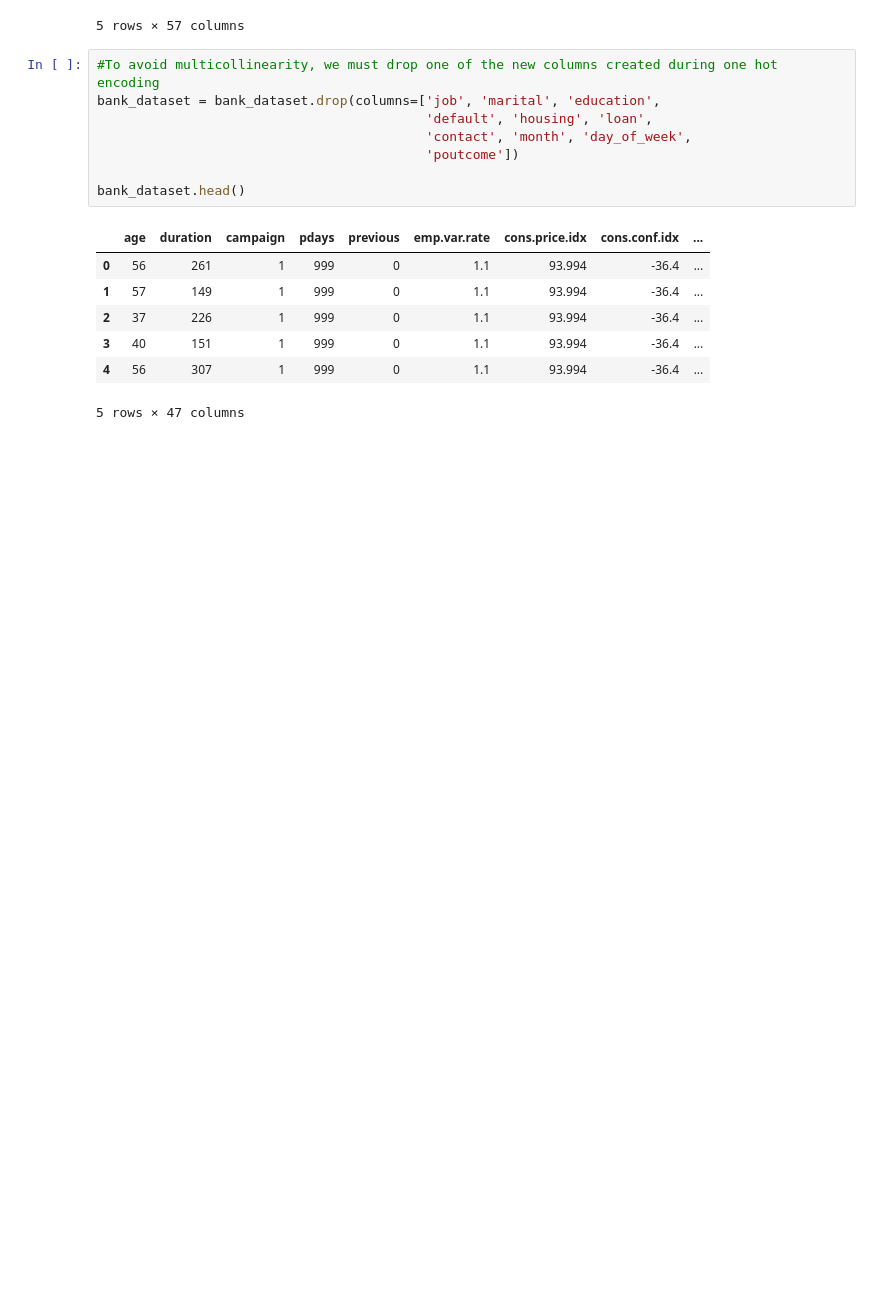
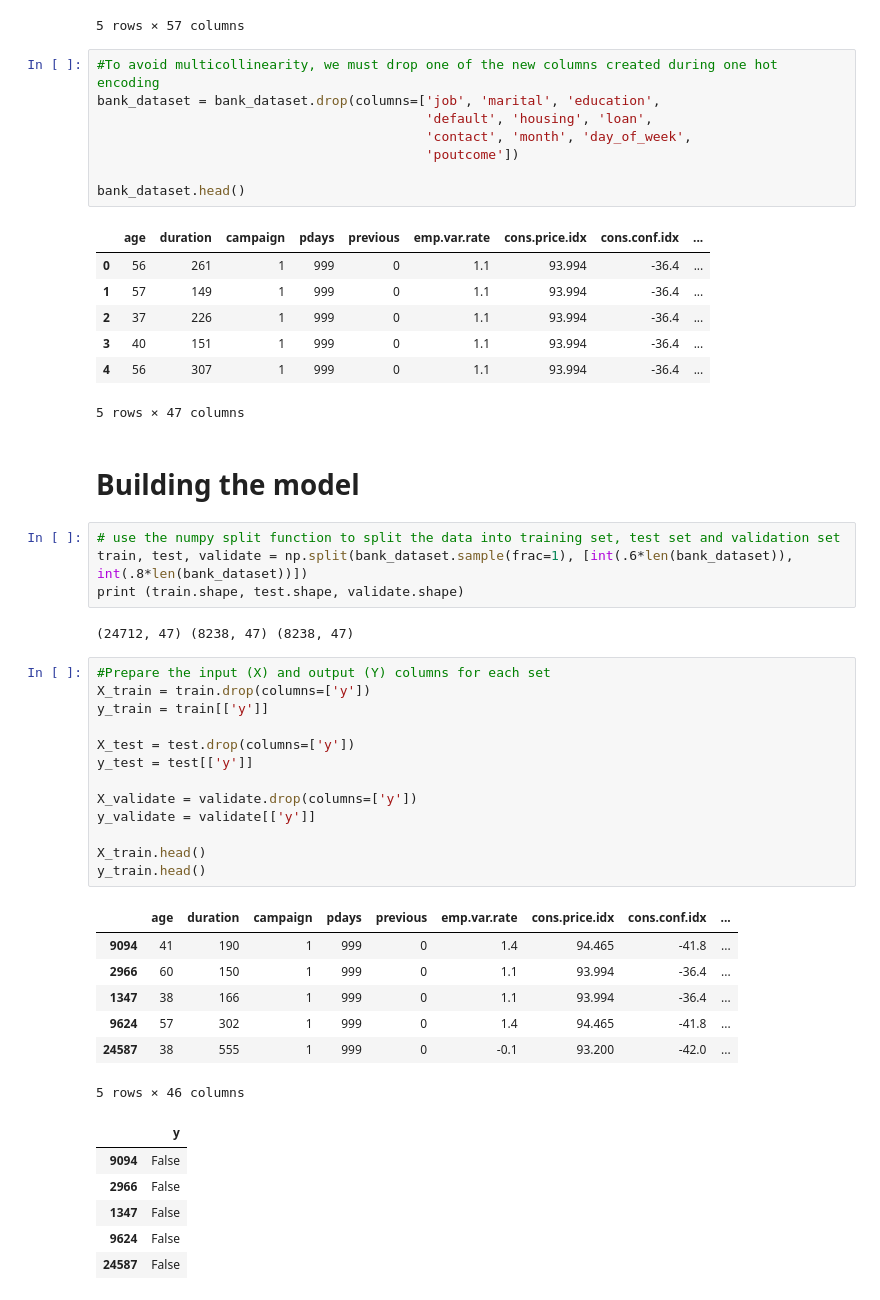
Before and after one commit to hdushan/optus_u_ai_ml_assignment, a Jupyter notebook: assignment.ipynb, the cells around one changed output. Drawn from its saved outputs; the diff is of its cells as text; blank space fills up the shorter version.

Commit message:
build models and evaluate them

```diff
--- a/assignment.ipynb
+++ b/assignment.ipynb
@@ -465,3 +465,38 @@ bank_dataset.head()
 | 3 | 40 | 151 | 1 | 999 | 0 | 1.1 | 93.994 | -36.4 | ... |
 | 4 | 56 | 307 | 1 | 999 | 0 | 1.1 | 93.994 | -36.4 | ... |
 5 rows × 47 columns
+# %% [markdown]
+# Building the model
+# %%
+# use the numpy split function to split the data into training set, test set and validation set
+train, test, validate = np.split(bank_dataset.sample(frac=1), [int(.6*len(bank_dataset)), int(.8*len(bank_dataset))])
+print (train.shape, test.shape, validate.shape)
+# %% [output]
+(24712, 47) (8238, 47) (8238, 47)
+# %%
+#Prepare the input (X) and output (Y) columns for each set
+X_train = train.drop(columns=['y'])
+y_train = train[['y']]
+
+X_test = test.drop(columns=['y'])
+y_test = test[['y']]
+
+X_validate = validate.drop(columns=['y'])
+y_validate = validate[['y']]
+
+X_train.head()
+y_train.head()
+# %% [output]
+|  | age | duration | campaign | pdays | previous | emp.var.rate | cons.price.idx | cons.conf.idx | ... |
+| 9094 | 41 | 190 | 1 | 999 | 0 | 1.4 | 94.465 | -41.8 | ... |
+| 2966 | 60 | 150 | 1 | 999 | 0 | 1.1 | 93.994 | -36.4 | ... |
+| 1347 | 38 | 166 | 1 | 999 | 0 | 1.1 | 93.994 | -36.4 | ... |
+| 9624 | 57 | 302 | 1 | 999 | 0 | 1.4 | 94.465 | -41.8 | ... |
+| 24587 | 38 | 555 | 1 | 999 | 0 | -0.1 | 93.200 | -42.0 | ... |
+5 rows × 46 columns
+|  | y |
+| 9094 | False |
+| 2966 | False |
+| 1347 | False |
+| 9624 | False |
+| 24587 | False |
```
Also changed, not shown: parts of 7 cells of this notebook.
